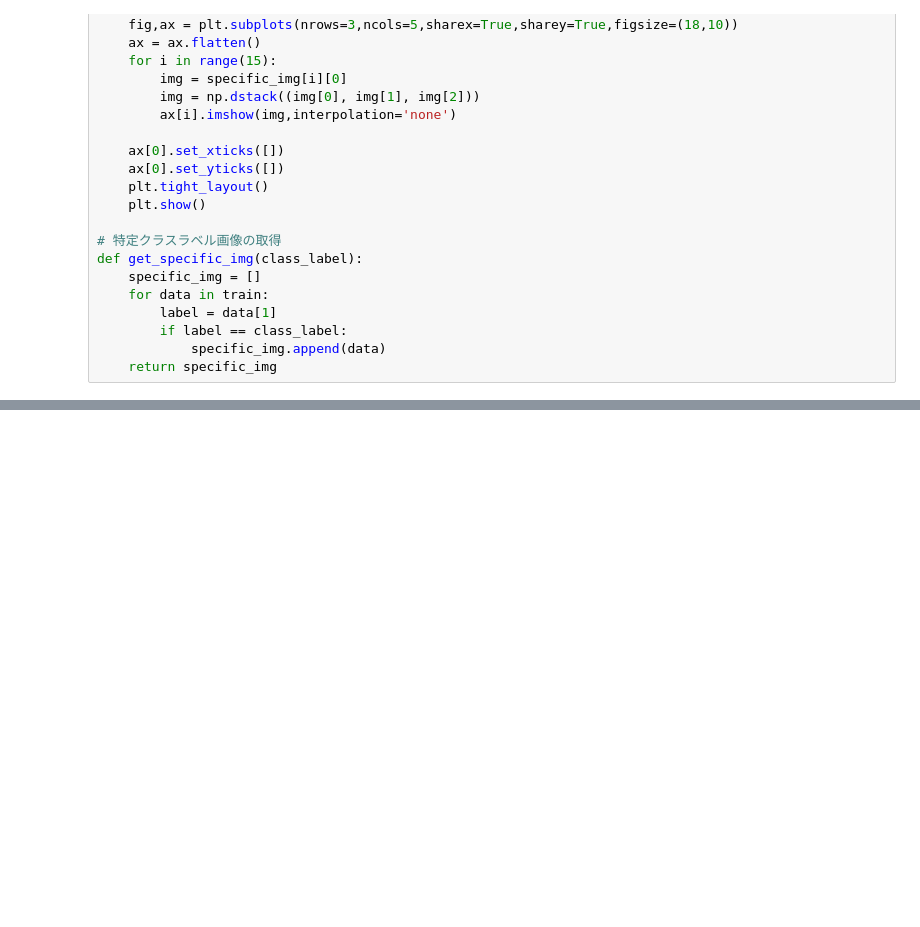
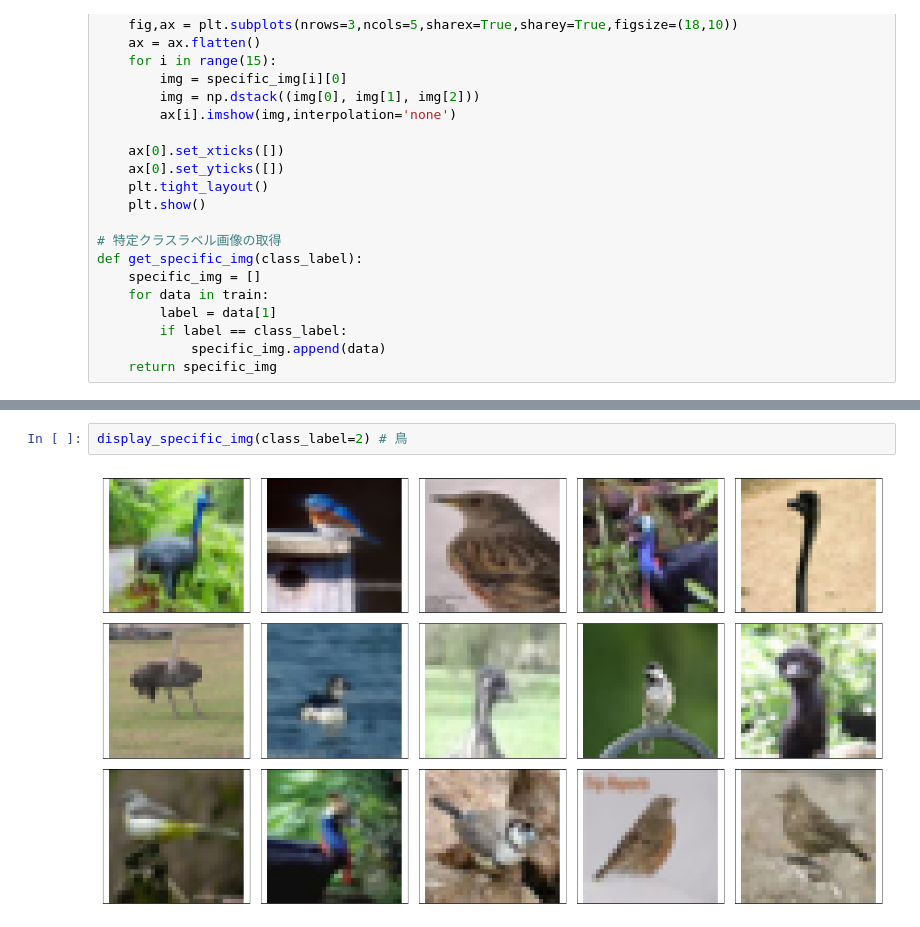
Before and after one commit to takitaki7474/m2-research-prototype, a Jupyter notebook: notebook/visualize_cifar10.ipynb, the cells around one changed output, grey strips where cells are left out. Drawn from its saved outputs; the diff is of its cells as text; blank space fills up the shorter version.

```diff
--- a/notebook/visualize_cifar10.ipynb
+++ b/notebook/visualize_cifar10.ipynb
@@ -73,0 +78,4 @@ display_specific_img(class_label=0)
+# %%
+display_specific_img(class_label=2) # 鳥
+# %% [output]
+[figure, added]
```
Also changed, not shown: parts of 9 cells of this notebook, 4 other files.
